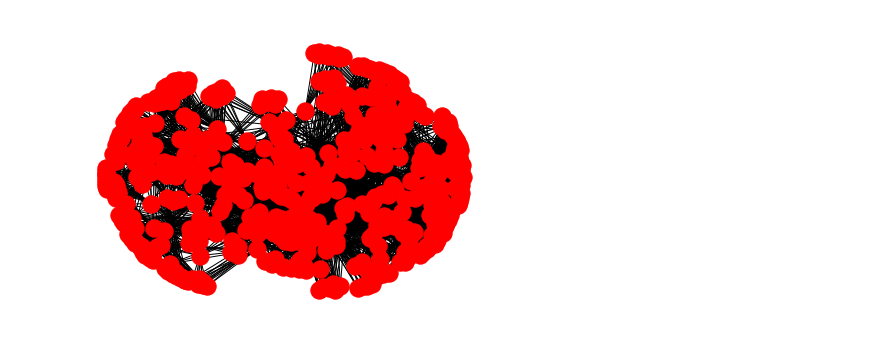
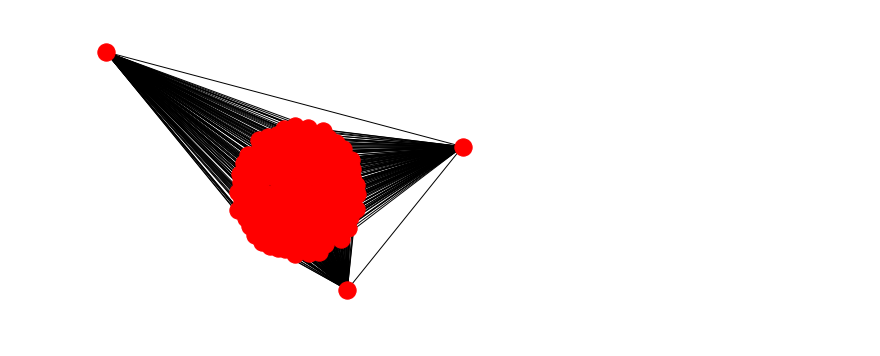
Before and after one commit to mchiapino/extreme_groups_features, a Jupyter notebook: hydro_similarity.ipynb, the cells around one changed output. Saved outputs shown, nothing was run; the diff lists cells and outputs as text; code cells hidden in the pictures.

Commit message:
levenshtein

```diff
--- a/hydro_similarity.ipynb
+++ b/hydro_similarity.ipynb
@@ -18,10 +18,12 @@ X = np.load('data/hydro_data/raw_discharge.npy')
 V = extr.rank_transformation(X)
 n, d = V.shape
 # %%
-R = 1000
-n_extr = np.sum(np.sum(V > R, axis=1) > 0)
+R = 2000
+n_extr = np.sum(np.sum(V > R, axis=1) > 1)
 print 'nb extreme points:', n_extr
 V_bin = 1.*(V > R)
-V_bin = V_bin[np.sum(V_bin, axis=1) > 0]
-S = ut.similarity_levenshtein(V_bin)
+V_bin = V_bin[np.sum(V_bin, axis=1) > 1]
+D = ut.dist_levenshtein(V_bin)
+gam = 5.
+S = np.exp(-gam*D**2) # 1-D**2
 # %% [output]
@@ -29,9 +39,9 @@ nb extreme points: 496
 # %%
-G = nx.from_numpy_matrix(S)
-pos = nx.spring_layout(G, k=0.05)
+G = nx.from_numpy_matrix(D)
+pos = nx.spring_layout(G, k=0.2)
 nx.draw(G, pos=pos)
 # %% [output]
-[figure, old version]
+[figure, new version]
 # %%
 from sklearn.cluster import SpectralClustering
 # Spectral clustering
```
Also changed, not shown: parts of 4 cells of this notebook, 13 other files.
